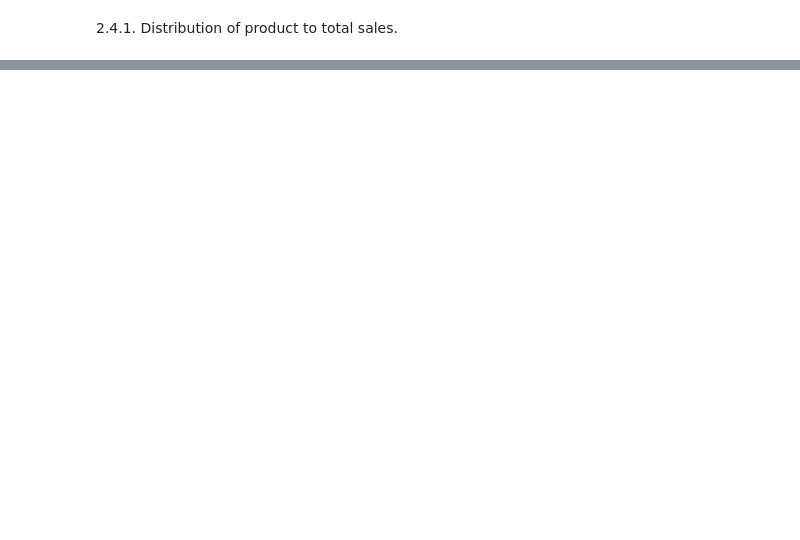
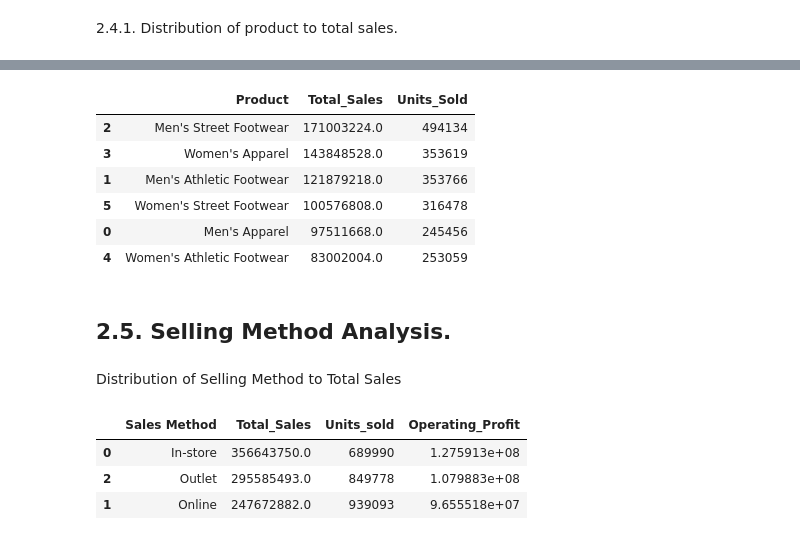
Before and after one commit to cheryl1411/Analysis-Porfolio, a Jupyter notebook: Untitled1.ipynb, the cells around one changed output, grey strips where cells are left out. Cells and saved outputs as stored; diff of their text form; code cells hidden in the pictures; blank space fills up the shorter version.

```diff
--- a/Untitled1.ipynb
+++ b/Untitled1.ipynb
@@ -455,0 +352,32 @@ By 2020, the brand expanded its market share to retailer Amazon (10.8%). However
+# %%
+#2021:
+
+product_sales_2021 = sales_2021.groupby("Product").agg(
+    Total_Sales=("Total Sales", "sum"),
+    Units_Sold=("Units Sold", "sum")).reset_index().sort_values(by=("Total_Sales"),ascending=False)
+
+display(product_sales_2021)
+# %% [output]
+|  | Product | Total_Sales | Units_Sold |
+| 2 | Men's Street Footwear | 171003224.0 | 494134 |
+| 3 | Women's Apparel | 143848528.0 | 353619 |
+| 1 | Men's Athletic Footwear | 121879218.0 | 353766 |
+| 5 | Women's Street Footwear | 100576808.0 | 316478 |
+| 0 | Men's Apparel | 97511668.0 | 245456 |
+| 4 | Women's Athletic Footwear | 83002004.0 | 253059 |
+# %% [markdown]
+## 2.5. Selling Method Analysis.
+# %% [markdown]
+Distribution of Selling Method to Total Sales
+# %%
+# @title
+#Over 2 years:
+method_sales = df.groupby("Sales Method").agg(
+    Total_Sales=("Total Sales", "sum"), Units_sold = ("Units Sold", "sum"), Operating_Profit = ("Operating Profit", "sum")).reset_index().sort_values(by=("Total_Sales"),ascending=False)
+
+display(method_sales)
+# %% [output]
+|  | Sales Method | Total_Sales | Units_sold | Operating_Profit |
+| 0 | In-store | 356643750.0 | 689990 | 1.275913e+08 |
+| 2 | Outlet | 295585493.0 | 849778 | 1.079883e+08 |
+| 1 | Online | 247672882.0 | 939093 | 9.655518e+07 |
```
Also changed, not shown: parts of 47 cells of this notebook.
